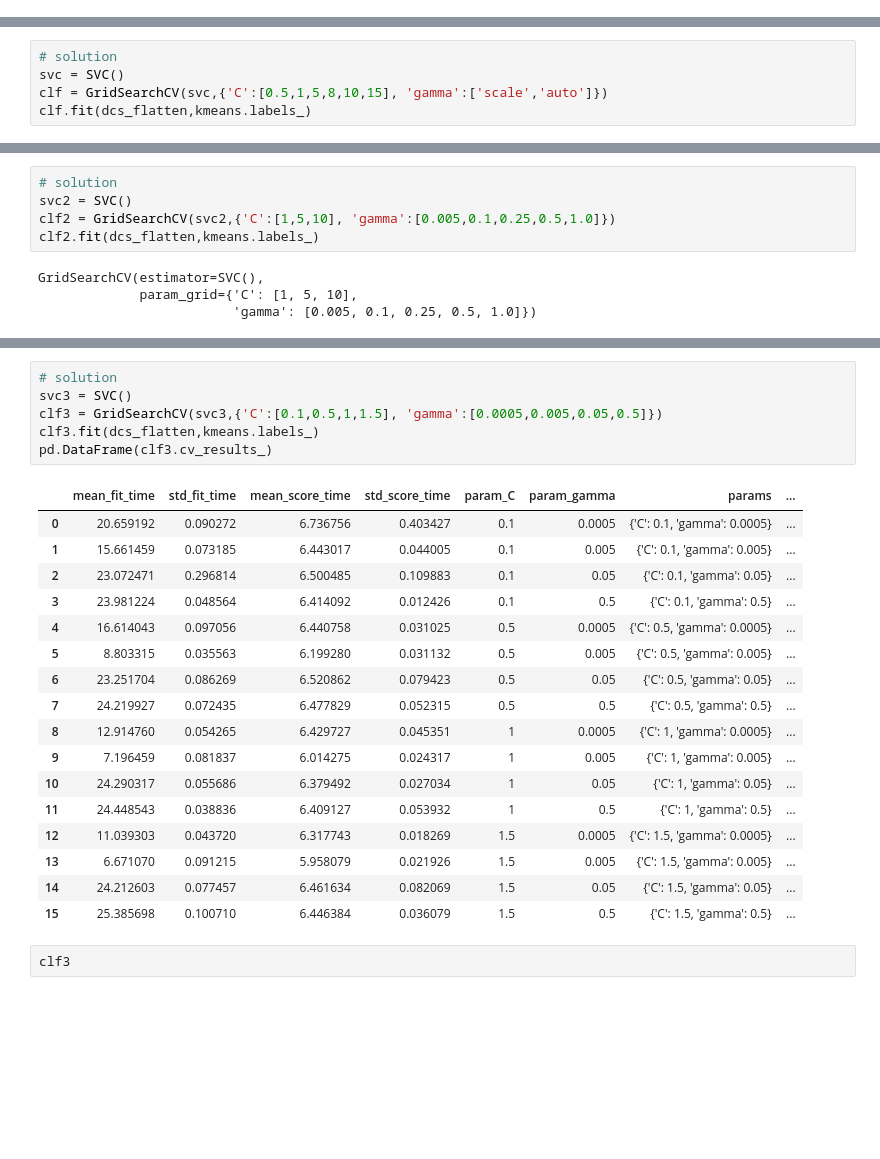
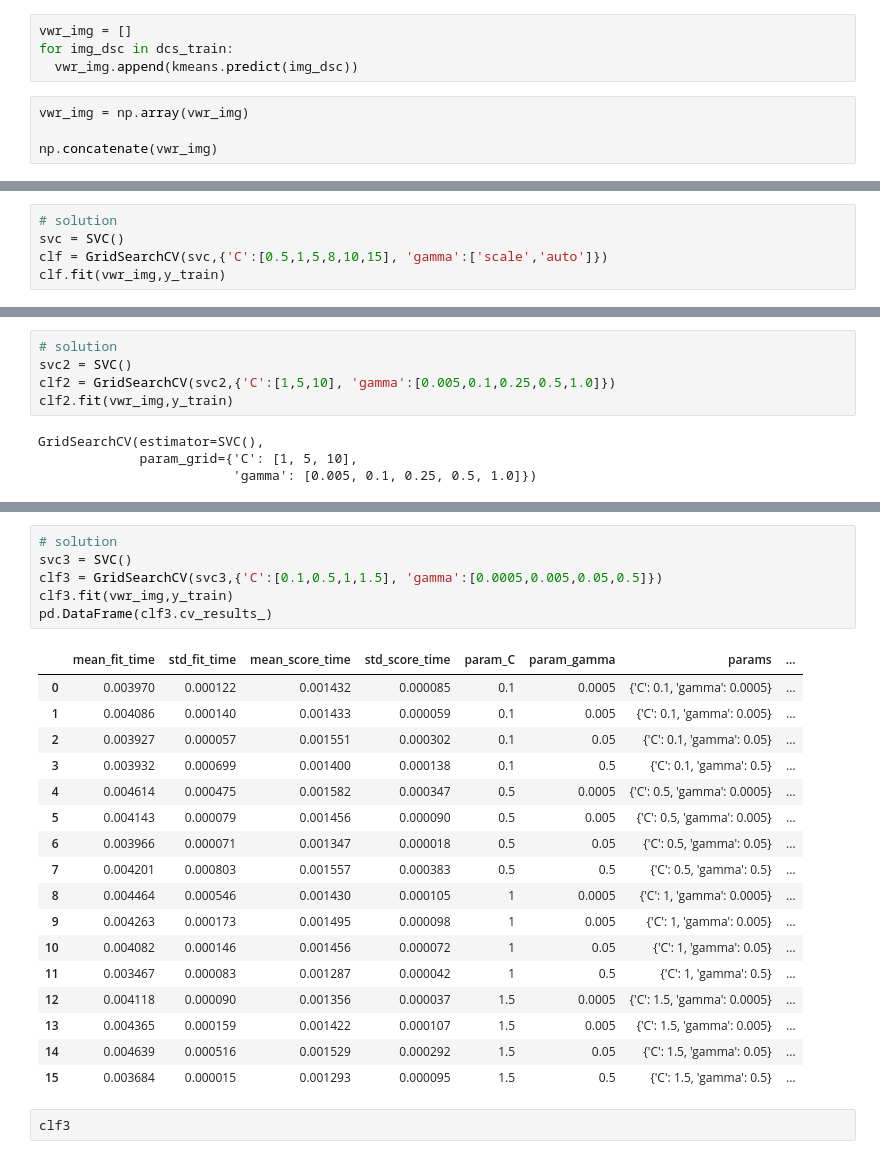
Before and after one commit to mario-rot/ComputerVisionCourse-MAI, a Jupyter notebook: Session 7/P7_Mario_Lauren.ipynb, the cells around one changed output, grey strips where cells are left out. Saved outputs shown, nothing was run; the diff lists cells and outputs as text; blank space fills up the shorter version.

```diff
--- a/Session 7/P7_Mario_Lauren.ipynb
+++ b/Session 7/P7_Mario_Lauren.ipynb
@@ -142,0 +143,8 @@ kmeans = MiniBatchKMeans(n_clusters=len(categories)*10).fit(dcs_flatten)
+# %%
+vwr_img = []
+for img_dsc in dcs_train:
+  vwr_img.append(kmeans.predict(img_dsc))
+# %%
+vwr_img = np.array(vwr_img)
+
+np.concatenate(vwr_img)
@@ -165,7 +187,7 @@ from sklearn.model_selection import GridSearchCV
 # solution
 svc = SVC()
 clf = GridSearchCV(svc,{'C':[0.5,1,5,8,10,15], 'gamma':['scale','auto']})
-clf.fit(dcs_flatten,kmeans.labels_)
+clf.fit(vwr_img,y_train)
 # %% [output]
 GridSearchCV(estimator=SVC(),
              param_grid={'C': [0.5, 1, 5, 8, 10, 15],
@@ -194,7 +216,7 @@ The scale mode of SVC would use a gamma of 0.01565681734634834, then using auto
 # solution
 svc2 = SVC()
 clf2 = GridSearchCV(svc2,{'C':[1,5,10], 'gamma':[0.005,0.1,0.25,0.5,1.0]})
-clf2.fit(dcs_flatten,kmeans.labels_)
+clf2.fit(vwr_img,y_train)
 # %% [output]
 GridSearchCV(estimator=SVC(),
              param_grid={'C': [1, 5, 10],
@@ -222,27 +244,27 @@ pd.DataFrame(clf2.cv_results_)
 # %%
 # solution
 svc3 = SVC()
 clf3 = GridSearchCV(svc3,{'C':[0.1,0.5,1,1.5], 'gamma':[0.0005,0.005,0.05,0.5]})
-clf3.fit(dcs_flatten,kmeans.labels_)
+clf3.fit(vwr_img,y_train)
 pd.DataFrame(clf3.cv_results_)
 # %% [output]
 |  | mean_fit_time | std_fit_time | mean_score_time | std_score_time | param_C | param_gamma | params | ... |
-| 0 | 20.659192 | 0.090272 | 6.736756 | 0.403427 | 0.1 | 0.0005 | {'C': 0.1, 'gamma': 0.0005} | ... |
-| 1 | 15.661459 | 0.073185 | 6.443017 | 0.044005 | 0.1 | 0.005 | {'C': 0.1, 'gamma': 0.005} | ... |
-| 2 | 23.072471 | 0.296814 | 6.500485 | 0.109883 | 0.1 | 0.05 | {'C': 0.1, 'gamma': 0.05} | ... |
-| 3 | 23.981224 | 0.048564 | 6.414092 | 0.012426 | 0.1 | 0.5 | {'C': 0.1, 'gamma': 0.5} | ... |
-| 4 | 16.614043 | 0.097056 | 6.440758 | 0.031025 | 0.5 | 0.0005 | {'C': 0.5, 'gamma': 0.0005} | ... |
-| 5 | 8.803315 | 0.035563 | 6.199280 | 0.031132 | 0.5 | 0.005 | {'C': 0.5, 'gamma': 0.005} | ... |
-| 6 | 23.251704 | 0.086269 | 6.520862 | 0.079423 | 0.5 | 0.05 | {'C': 0.5, 'gamma': 0.05} | ... |
-| 7 | 24.219927 | 0.072435 | 6.477829 | 0.052315 | 0.5 | 0.5 | {'C': 0.5, 'gamma': 0.5} | ... |
-| 8 | 12.914760 | 0.054265 | 6.429727 | 0.045351 | 1 | 0.0005 | {'C': 1, 'gamma': 0.0005} | ... |
-| 9 | 7.196459 | 0.081837 | 6.014275 | 0.024317 | 1 | 0.005 | {'C': 1, 'gamma': 0.005} | ... |
-| 10 | 24.290317 | 0.055686 | 6.379492 | 0.027034 | 1 | 0.05 | {'C': 1, 'gamma': 0.05} | ... |
-| 11 | 24.448543 | 0.038836 | 6.409127 | 0.053932 | 1 | 0.5 | {'C': 1, 'gamma': 0.5} | ... |
-| 12 | 11.039303 | 0.043720 | 6.317743 | 0.018269 | 1.5 | 0.0005 | {'C': 1.5, 'gamma': 0.0005} | ... |
-| 13 | 6.671070 | 0.091215 | 5.958079 | 0.021926 | 1.5 | 0.005 | {'C': 1.5, 'gamma': 0.005} | ... |
-| 14 | 24.212603 | 0.077457 | 6.461634 | 0.082069 | 1.5 | 0.05 | {'C': 1.5, 'gamma': 0.05} | ... |
-| 15 | 25.385698 | 0.100710 | 6.446384 | 0.036079 | 1.5 | 0.5 | {'C': 1.5, 'gamma': 0.5} | ... |
+| 0 | 0.003970 | 0.000122 | 0.001432 | 0.000085 | 0.1 | 0.0005 | {'C': 0.1, 'gamma': 0.0005} | ... |
+| 1 | 0.004086 | 0.000140 | 0.001433 | 0.000059 | 0.1 | 0.005 | {'C': 0.1, 'gamma': 0.005} | ... |
+| 2 | 0.003927 | 0.000057 | 0.001551 | 0.000302 | 0.1 | 0.05 | {'C': 0.1, 'gamma': 0.05} | ... |
+| 3 | 0.003932 | 0.000699 | 0.001400 | 0.000138 | 0.1 | 0.5 | {'C': 0.1, 'gamma': 0.5} | ... |
+| 4 | 0.004614 | 0.000475 | 0.001582 | 0.000347 | 0.5 | 0.0005 | {'C': 0.5, 'gamma': 0.0005} | ... |
+| 5 | 0.004143 | 0.000079 | 0.001456 | 0.000090 | 0.5 | 0.005 | {'C': 0.5, 'gamma': 0.005} | ... |
+| 6 | 0.003966 | 0.000071 | 0.001347 | 0.000018 | 0.5 | 0.05 | {'C': 0.5, 'gamma': 0.05} | ... |
+| 7 | 0.004201 | 0.000803 | 0.001557 | 0.000383 | 0.5 | 0.5 | {'C': 0.5, 'gamma': 0.5} | ... |
+| 8 | 0.004464 | 0.000546 | 0.001430 | 0.000105 | 1 | 0.0005 | {'C': 1, 'gamma': 0.0005} | ... |
+| 9 | 0.004263 | 0.000173 | 0.001495 | 0.000098 | 1 | 0.005 | {'C': 1, 'gamma': 0.005} | ... |
+| 10 | 0.004082 | 0.000146 | 0.001456 | 0.000072 | 1 | 0.05 | {'C': 1, 'gamma': 0.05} | ... |
+| 11 | 0.003467 | 0.000083 | 0.001287 | 0.000042 | 1 | 0.5 | {'C': 1, 'gamma': 0.5} | ... |
+| 12 | 0.004118 | 0.000090 | 0.001356 | 0.000037 | 1.5 | 0.0005 | {'C': 1.5, 'gamma': 0.0005} | ... |
+| 13 | 0.004365 | 0.000159 | 0.001422 | 0.000107 | 1.5 | 0.005 | {'C': 1.5, 'gamma': 0.005} | ... |
+| 14 | 0.004639 | 0.000516 | 0.001529 | 0.000292 | 1.5 | 0.05 | {'C': 1.5, 'gamma': 0.05} | ... |
+| 15 | 0.003684 | 0.000015 | 0.001293 | 0.000095 | 1.5 | 0.5 | {'C': 1.5, 'gamma': 0.5} | ... |
 # %%
 clf3
 # %% [output]
```
Also changed, not shown: parts of 25 cells of this notebook.
